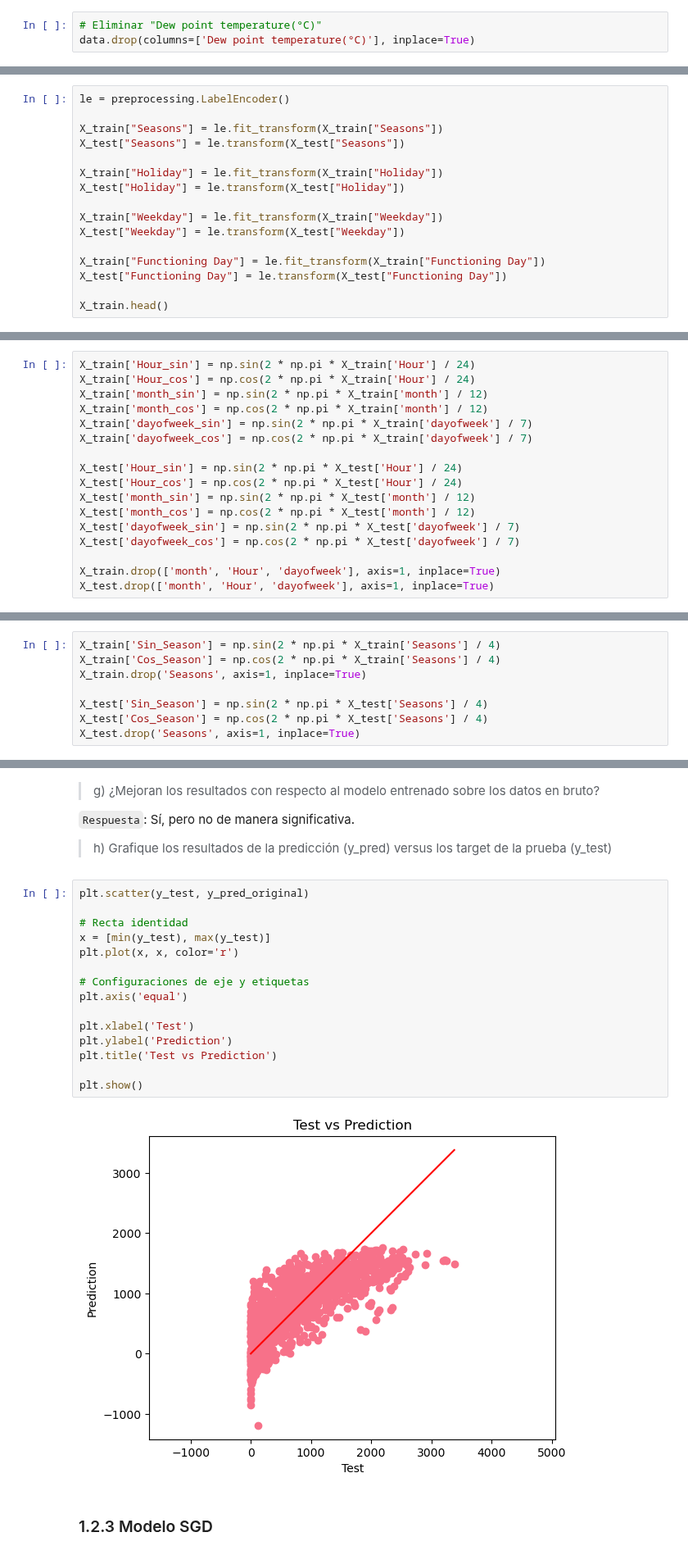
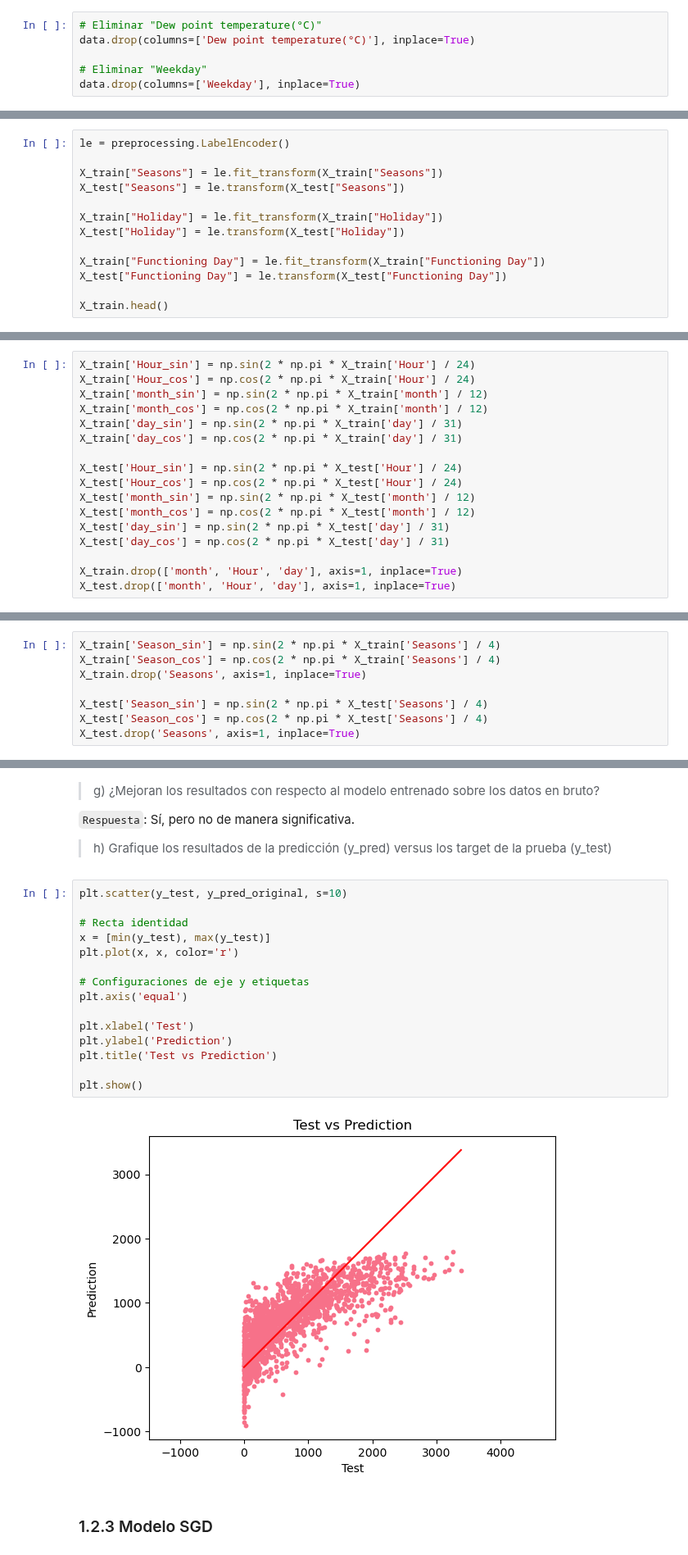
Before and after one commit to DYessouroun/Tareas-ML, a Jupyter notebook: Enunciado_tarea_1.ipynb, the cells around one changed output, grey strips where cells are left out. Shown at 82% size. Drawn from its saved outputs; the diff is of its cells as text.

```diff
--- a/Enunciado_tarea_1.ipynb
+++ b/Enunciado_tarea_1.ipynb
@@ -606,3 +618,6 @@ Por otro lado note que existe una alta correlación inversa entre year y mounth,
 # %%
 # Eliminar "Dew point temperature(°C)"
 data.drop(columns=['Dew point temperature(°C)'], inplace=True)
+
+# Eliminar "Weekday"
+data.drop(columns=['Weekday'], inplace=True)
@@ -656,9 +673,6 @@ X_test["Seasons"] = le.transform(X_test["Seasons"])
 X_train["Holiday"] = le.fit_transform(X_train["Holiday"])
 X_test["Holiday"] = le.transform(X_test["Holiday"])
 
-X_train["Weekday"] = le.fit_transform(X_train["Weekday"])
-X_test["Weekday"] = le.transform(X_test["Weekday"])
-
 X_train["Functioning Day"] = le.fit_transform(X_train["Functioning Day"])
 X_test["Functioning Day"] = le.transform(X_test["Functioning Day"])
 
@@ -754,16 +767,16 @@ X_train['Hour_sin'] = np.sin(2 * np.pi * X_train['Hour'] / 24)
 X_train['Hour_cos'] = np.cos(2 * np.pi * X_train['Hour'] / 24)
 X_train['month_sin'] = np.sin(2 * np.pi * X_train['month'] / 12)
 X_train['month_cos'] = np.cos(2 * np.pi * X_train['month'] / 12)
-X_train['dayofweek_sin'] = np.sin(2 * np.pi * X_train['dayofweek'] / 7)
-X_train['dayofweek_cos'] = np.cos(2 * np.pi * X_train['dayofweek'] / 7)
+X_train['day_sin'] = np.sin(2 * np.pi * X_train['day'] / 31)
+X_train['day_cos'] = np.cos(2 * np.pi * X_train['day'] / 31)
 
 X_test['Hour_sin'] = np.sin(2 * np.pi * X_test['Hour'] / 24)
 X_test['Hour_cos'] = np.cos(2 * np.pi * X_test['Hour'] / 24)
 X_test['month_sin'] = np.sin(2 * np.pi * X_test['month'] / 12)
 X_test['month_cos'] = np.cos(2 * np.pi * X_test['month'] / 12)
-X_test['dayofweek_sin'] = np.sin(2 * np.pi * X_test['dayofweek'] / 7)
-X_test['dayofweek_cos'] = np.cos(2 * np.pi * X_test['dayofweek'] / 7)
+X_test['day_sin'] = np.sin(2 * np.pi * X_test['day'] / 31)
+X_test['day_cos'] = np.cos(2 * np.pi * X_test['day'] / 31)
 
-X_train.drop(['month', 'Hour', 'dayofweek'], axis=1, inplace=True)
-X_test.drop(['month', 'Hour', 'dayofweek'], axis=1, inplace=True)
+X_train.drop(['month', 'Hour', 'day'], axis=1, inplace=True)
+X_test.drop(['month', 'Hour', 'day'], axis=1, inplace=True)
 # %% [markdown]
@@ -777,10 +784,10 @@ array([3, 2, 1, 0])
 # %%
-X_train['Sin_Season'] = np.sin(2 * np.pi * X_train['Seasons'] / 4)
-X_train['Cos_Season'] = np.cos(2 * np.pi * X_train['Seasons'] / 4)
+X_train['Season_sin'] = np.sin(2 * np.pi * X_train['Seasons'] / 4)
+X_train['Season_cos'] = np.cos(2 * np.pi * X_train['Seasons'] / 4)
 X_train.drop('Seasons', axis=1, inplace=True)
 
-X_test['Sin_Season'] = np.sin(2 * np.pi * X_test['Seasons'] / 4)
-X_test['Cos_Season'] = np.cos(2 * np.pi * X_test['Seasons'] / 4)
+X_test['Season_sin'] = np.sin(2 * np.pi * X_test['Seasons'] / 4)
+X_test['Season_cos'] = np.cos(2 * np.pi * X_test['Seasons'] / 4)
 X_test.drop('Seasons', axis=1, inplace=True)
 # %% [markdown]
 Normalización de variables.
@@ -835,22 +842,22 @@ mean_squared_error(y_test, y_pred_original)
 
 > h) Grafique los resultados de la predicción (y_pred) versus los target de la prueba (y_test)
 # %%
-plt.scatter(y_test, y_pred_original)
+plt.scatter(y_test, y_pred_original, s=10)
 
 # Recta identidad
 x = [min(y_test), max(y_test)]
 plt.plot(x, x, color='r')
 
 # Configuraciones de eje y etiquetas
 plt.axis('equal')
 
 plt.xlabel('Test')
 plt.ylabel('Prediction')
 plt.title('Test vs Prediction')
 
 plt.show()
 # %% [output]
-[figure, old version]
+[figure, new version]
 # %% [markdown]
 ### 1.2.3 Modelo SGD
 # %% [markdown]
```
Also changed, not shown: parts of 16 cells of this notebook, 1 other file.
